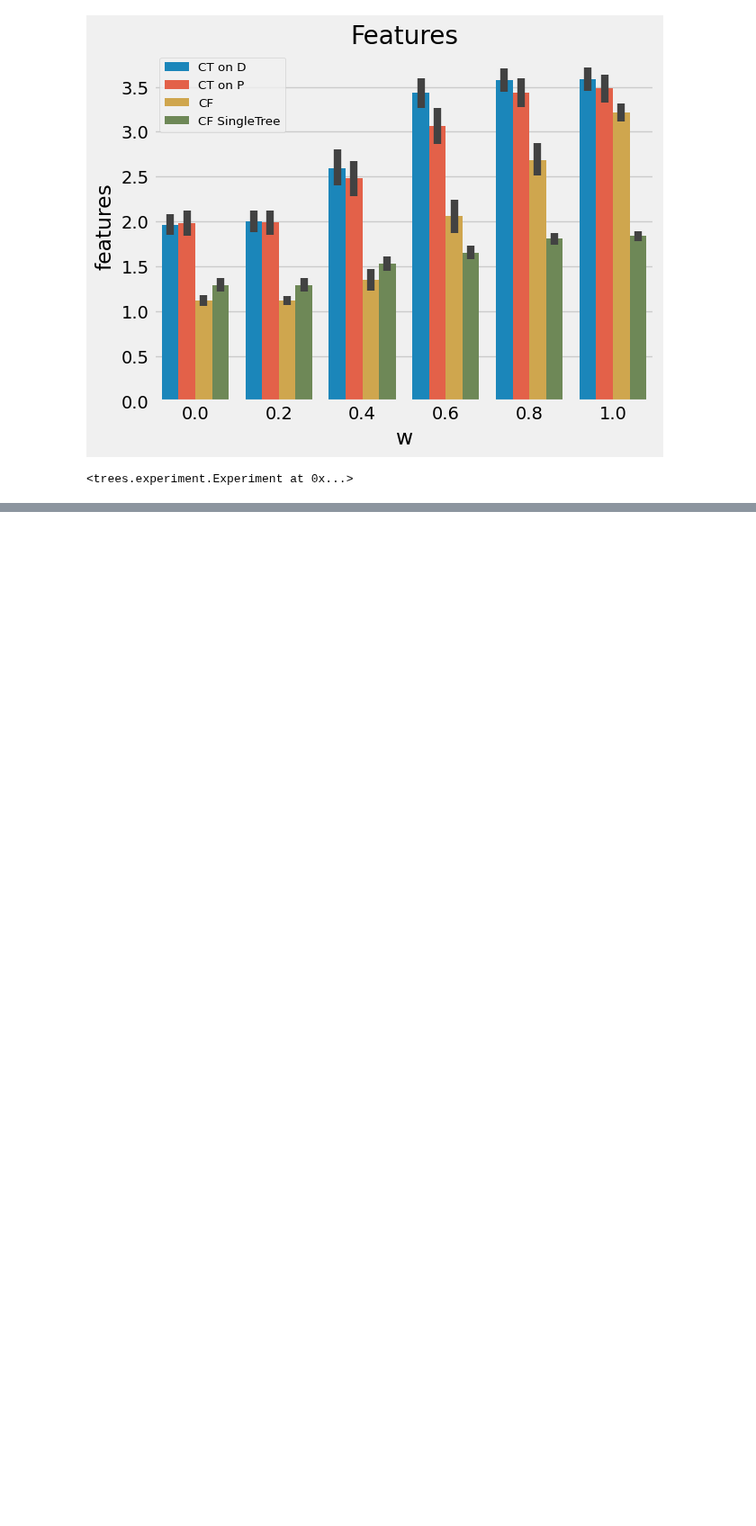
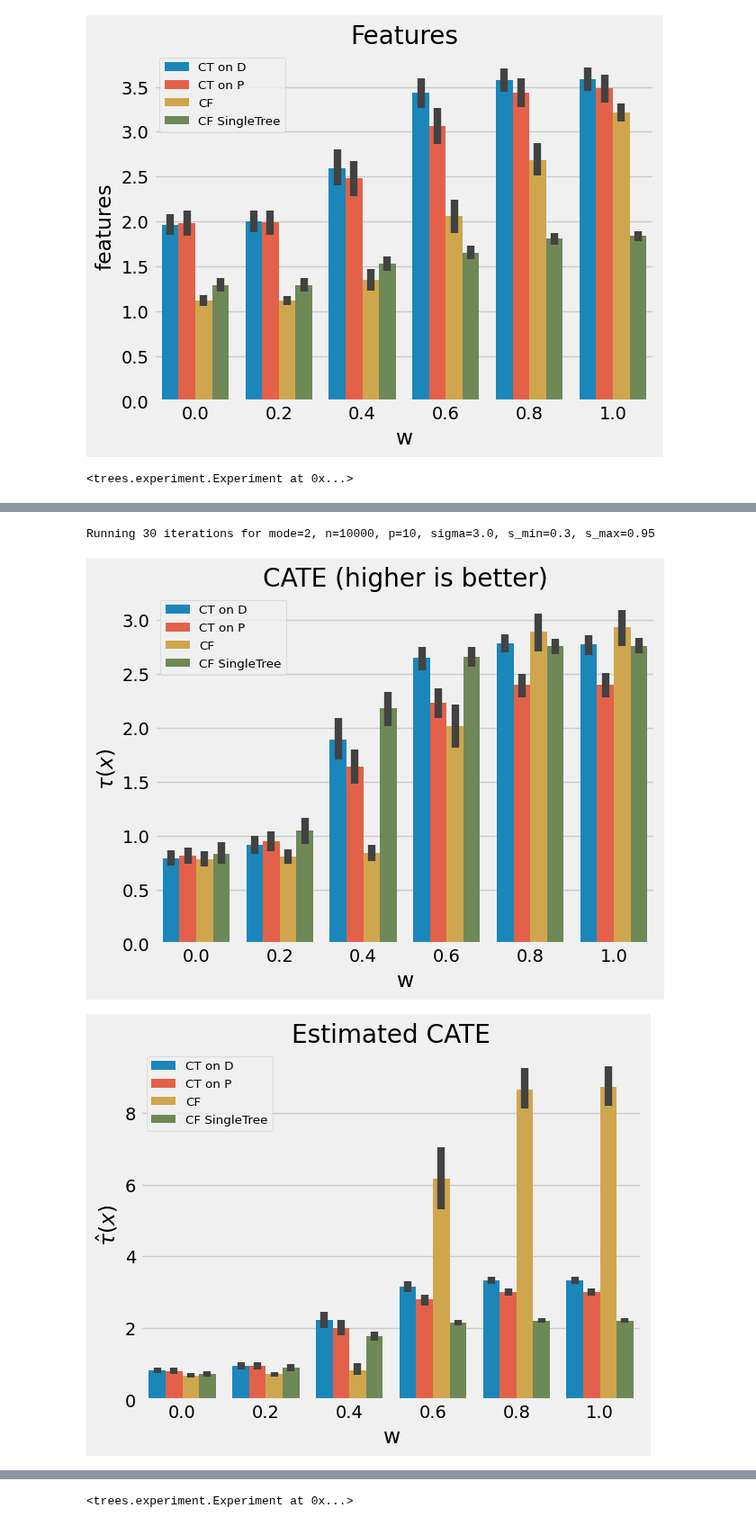
Before and after one commit to antonismand/Query-Driven-Data-Exploration-with-Heterogeneous-Treatment-Effects, a Jupyter notebook: experiments/weight.ipynb, the cells around one changed output, grey strips where cells are left out. Shown at 90% size. Saved outputs shown, nothing was run; the diff lists cells and outputs as text; code cells hidden in the pictures; blank space fills up the shorter version.

Commit message:
override_p_with_2

```diff
--- a/experiments/weight.ipynb
+++ b/experiments/weight.ipynb
@@ -14,0 +17,8 @@ Running 30 iterations for mode=2, n=10000, p=10, sigma=3.0, s_min=0.3, s_max=0.9
+# %%
+from trees.experiment import Experiment
+
+Experiment("w", w=[0.0, 0.2,  0.4,  0.6, 0.8,  1.0], override_p_with_2=[True])
+# %% [output]
+Running 30 iterations for mode=2, n=10000, p=10, sigma=3.0, s_min=0.3, s_max=0.95
+[figure, added]
+[figure, added]
@@ -14,0 +30 @@ Running 30 iterations for mode=2, n=10000, p=10, sigma=3.0, s_min=0.3, s_max=0.9
+<trees.experiment.Experiment at 0x...>
```
Also changed, not shown: parts of 2 cells of this notebook, 2 other files.
